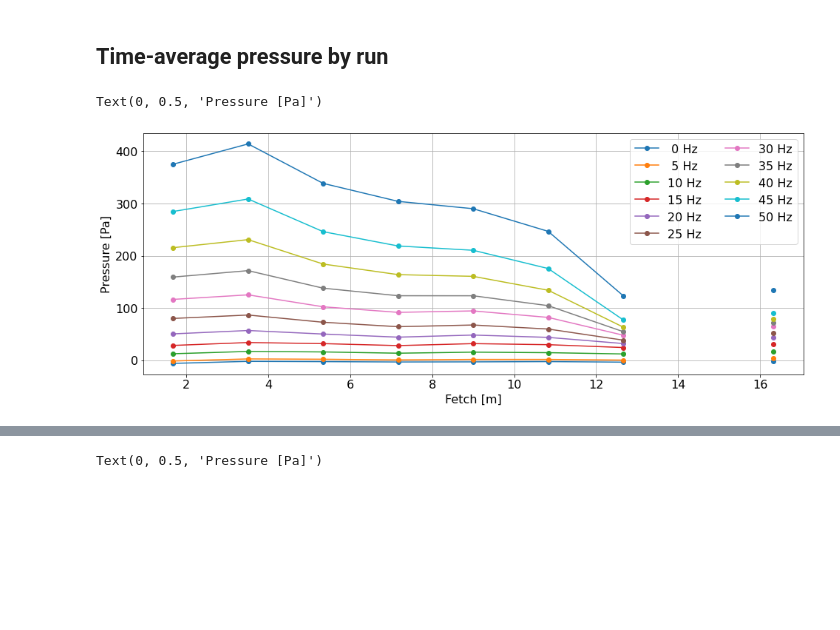
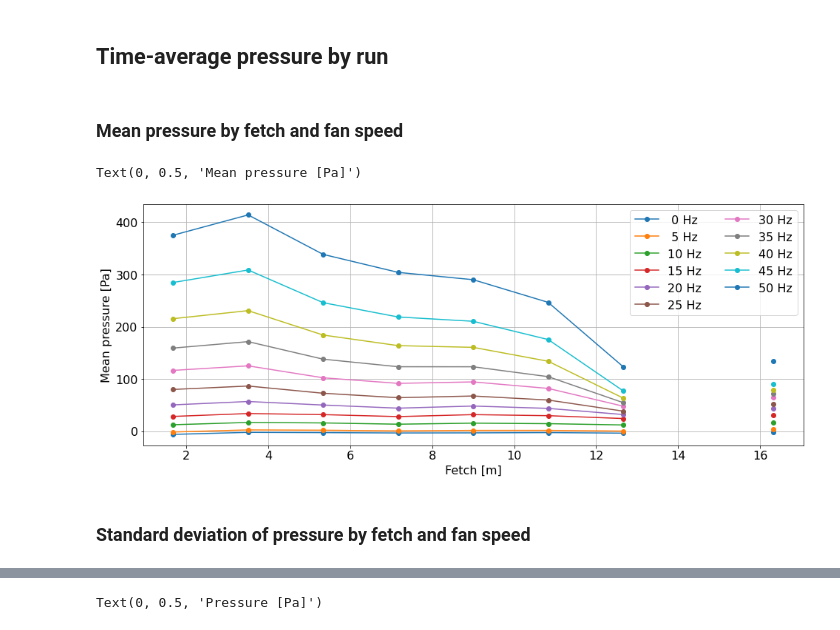
Before and after one commit to sustain-lab/sustain-drag-2020, a Jupyter notebook: momentum_budget_20201106.ipynb, the cells around one changed output, grey strips where cells are left out. Cells and saved outputs as stored; diff of their text form; code cells hidden in the pictures; blank space fills up the shorter version.

```diff
--- a/momentum_budget_20201106.ipynb
+++ b/momentum_budget_20201106.ipynb
@@ -77,7 +74,6 @@ Data variables:
 # %%
 fan = range(0, 55, 5)
 start_time = datetime.strptime(ds.experiment_time, '%Y-%m-%d_%H:%M:%S')
-fan = range(0, 55, 5)
 num_runs = len(fan)
 run_seconds = 600
 offset = 60
@@ -107,0 +88,14 @@ plt.grid()
+# %%
+plt.figure(figsize=(16, 4))
+ax1 = plt.subplot2grid((1, 3), (0, 0))
+ax2 = plt.subplot2grid((1, 3), (0, 1))
+ax3 = plt.subplot2grid((1, 3), (0, 2))
+ax1.plot(ds.time, ds.u, lw=0.2)
+ax2.plot(ds.time, ds.v, lw=0.2)
+ax3.plot(ds.time, ds.w, lw=0.2)
+ax1.set_ylabel('u [m/s]')
+ax2.set_ylabel('v [m/s]')
+ax3.set_ylabel('w [m/s]')
+for ax in [ax1, ax2, ax3]:
+    ax.grid()
+    ax.set_xlabel('Time [s]')
@@ -140,8 +136,9 @@ plt.grid()
 ## Along-tank pressure gradient
 # %%
 plt.figure(figsize=(16, 6))
-for n in range(ds.fetch_p.size):
-    plt.plot(ds.time_p, ds.p[n,:], lw=0.2)
+for n, x in enumerate(ds.fetch_p):
+    plt.plot(ds.time_p, ds.p[n,:], lw=0.5, label='Fetch = %.1f m' % x)
+plt.legend()
 plt.grid()
 plt.xlabel('Time [s]')
 plt.ylabel('Pressure [Pa]')
@@ -181,14 +178,18 @@ pmean, pstd = mean_pressure(np.array(ds.p), np.array(ds.time_p), fan, run_second
 # there was an issue with this port and it didn't record; mask it out
 pmean[:,7] = np.nan
 pstd[:,7] = np.nan
+# %% [markdown]
+### Mean pressure by fetch and fan speed
 # %%
 plt.figure(figsize=(16, 6))
 for n, f in enumerate(fan):
     plt.plot(ds.fetch_p, pmean[n,:], marker='o', label='%2i Hz' % f)
 plt.legend(ncol=2)
 plt.grid()
 plt.xlabel('Fetch [m]')
-plt.ylabel('Pressure [Pa]')
+plt.ylabel('Mean pressure [Pa]')
 # %% [output]
-Text(0, 0.5, 'Pressure [Pa]')
+Text(0, 0.5, 'Mean pressure [Pa]')
-[figure, old version]
+[figure, new version]
+# %% [markdown]
+### Standard deviation of pressure by fetch and fan speed
```
Also changed, not shown: parts of 24 cells of this notebook, 1 other file.
